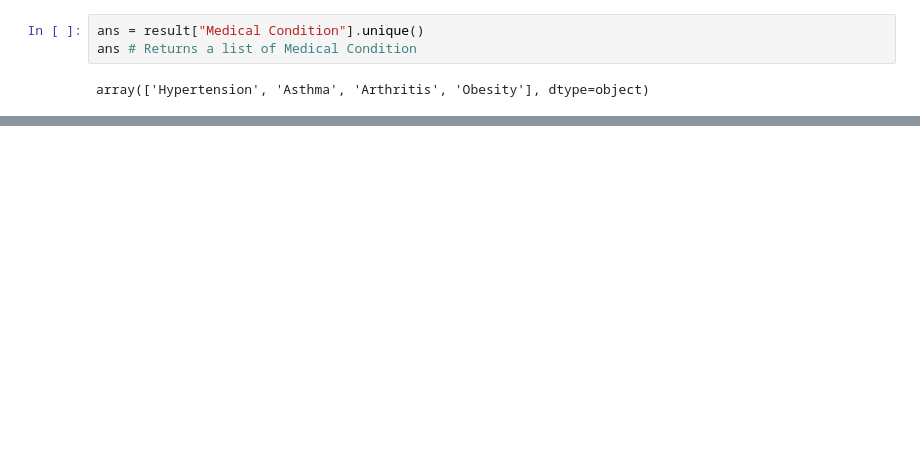
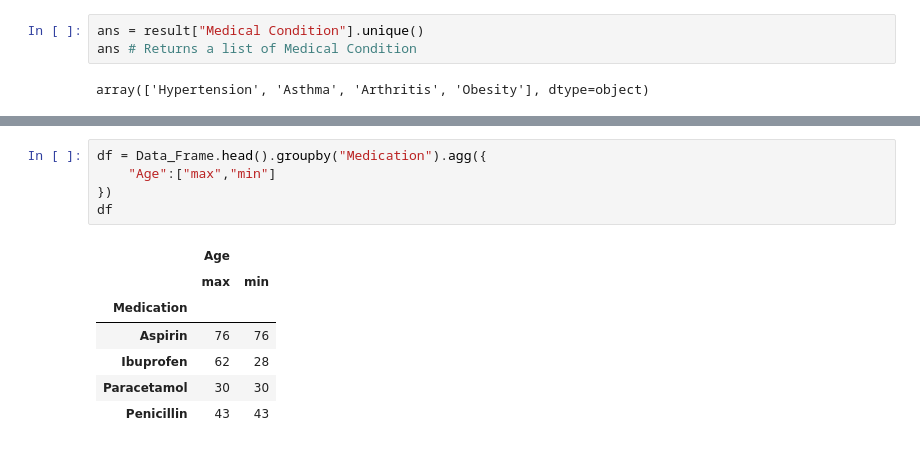
Before and after one commit to NK1234524/Pandas-Learn, a Jupyter notebook: Pandas.ipynb, the cells around one changed output, grey strips where cells are left out. Cells and saved outputs as stored; diff of their text form; blank space fills up the shorter version.

```diff
--- a/Pandas.ipynb
+++ b/Pandas.ipynb
@@ -334,0 +393,13 @@ array(['Hypertension', 'Asthma', 'Arthritis', 'Obesity'], dtype=object)
+# %%
+df = Data_Frame.head().groupby("Medication").agg({
+    "Age":["max","min"]
+})
+df
+# %% [output]
+|  | Age |  |
+|  | max | min |
+| Medication |  |  |
+| Aspirin | 76 | 76 |
+| Ibuprofen | 62 | 28 |
+| Paracetamol | 30 | 30 |
+| Penicillin | 43 | 43 |
```
Also changed, not shown: parts of 6 cells of this notebook.
